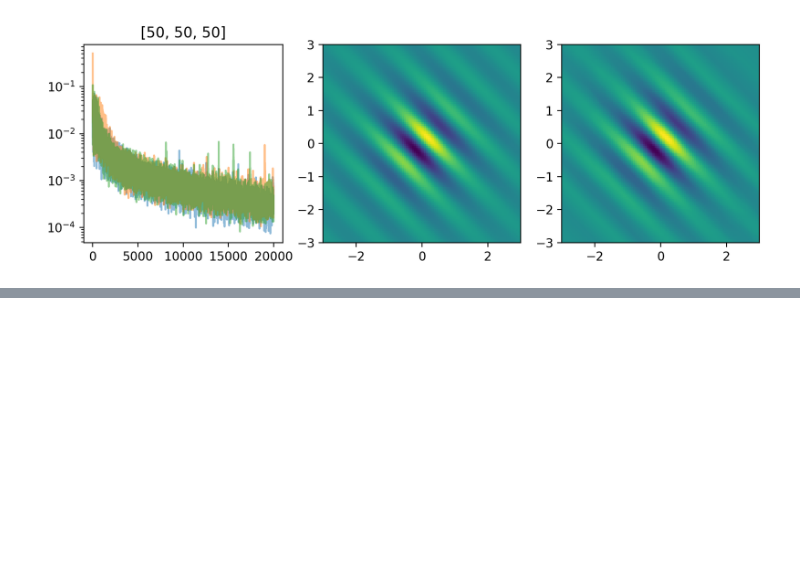
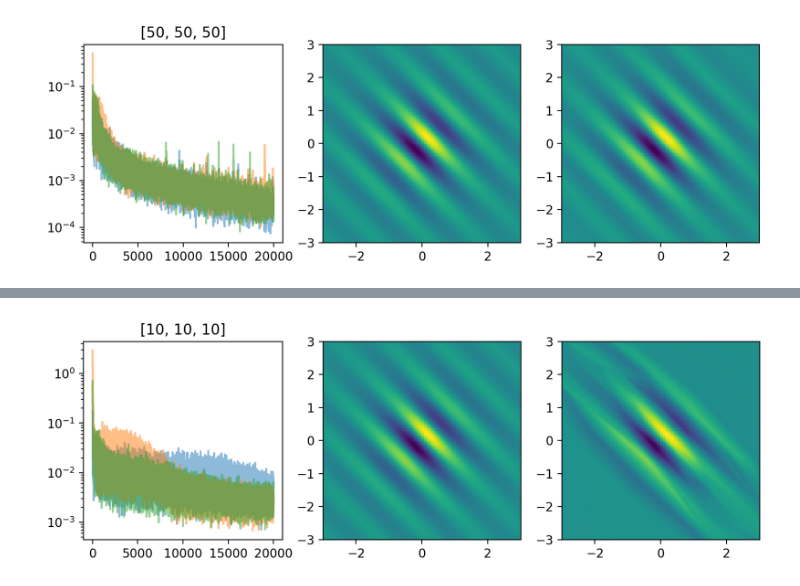
Before and after one commit to FlorianMarquardt/advanced_machine_learning, a Jupyter notebook: ExploreFitVsNetworkStructure.ipynb, the cells around one changed output, grey strips where cells are left out. Drawn from its saved outputs; the diff is of its cells as text; code cells hidden in the pictures; blank space fills up the shorter version.

Commit message:
smaller networks, trained longer

```diff
--- a/ExploreFitVsNetworkStructure.ipynb
+++ b/ExploreFitVsNetworkStructure.ipynb
@@ -123,3 +125,6 @@ Layers:  [50, 50, 50]  Final loss:  0.00022801451268605888
 Layers:  [50, 50, 50]  Final loss:  0.00034396658884361386
 Layers:  [50, 50, 50]  Final loss:  0.0003031168016605079
 [figure]
+# %%
+try_layers([[10,10,10]],n_samples=20000) # just training longer: can we use fewer parameters?
+# %% [output]
@@ -125,0 +134 @@ Layers:  [50, 50, 50]  Final loss:  0.0003031168016605079
+[figure, added]
```
Also changed, not shown: parts of 2 cells of this notebook.
